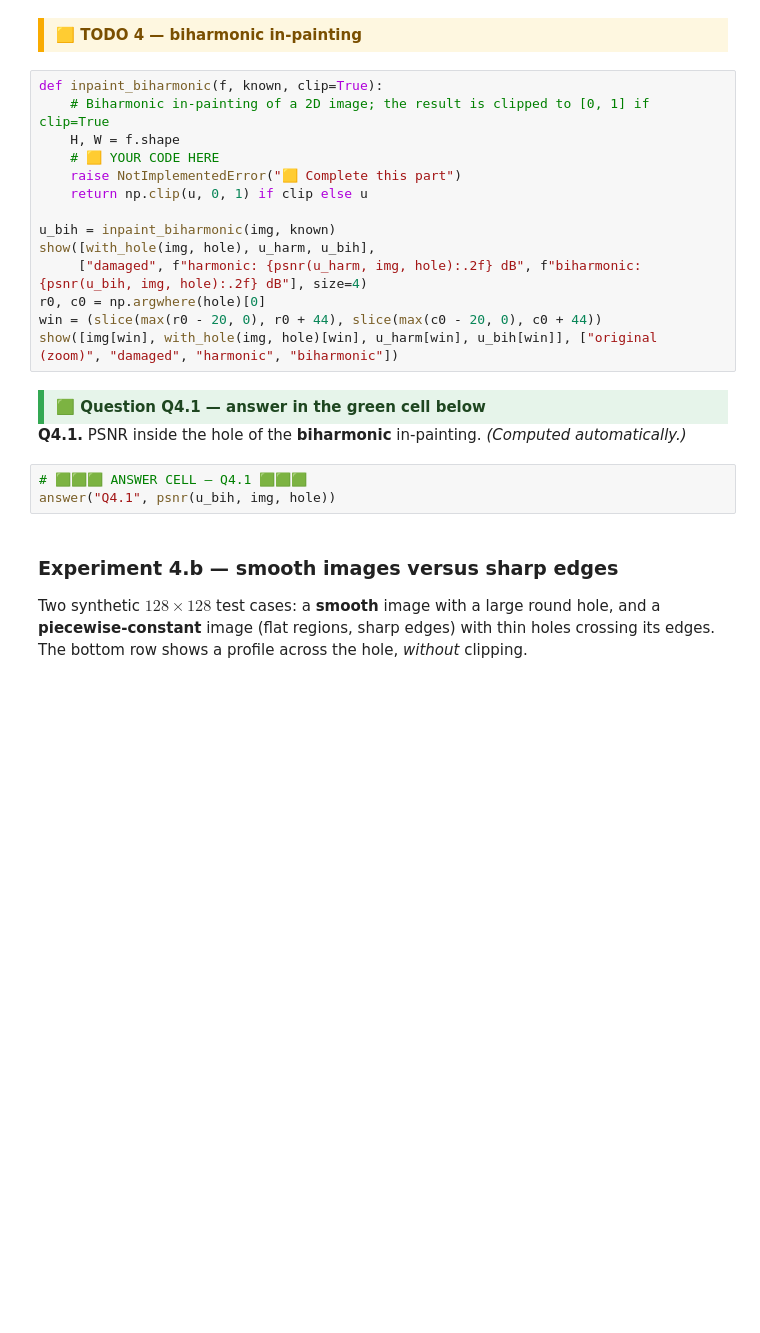
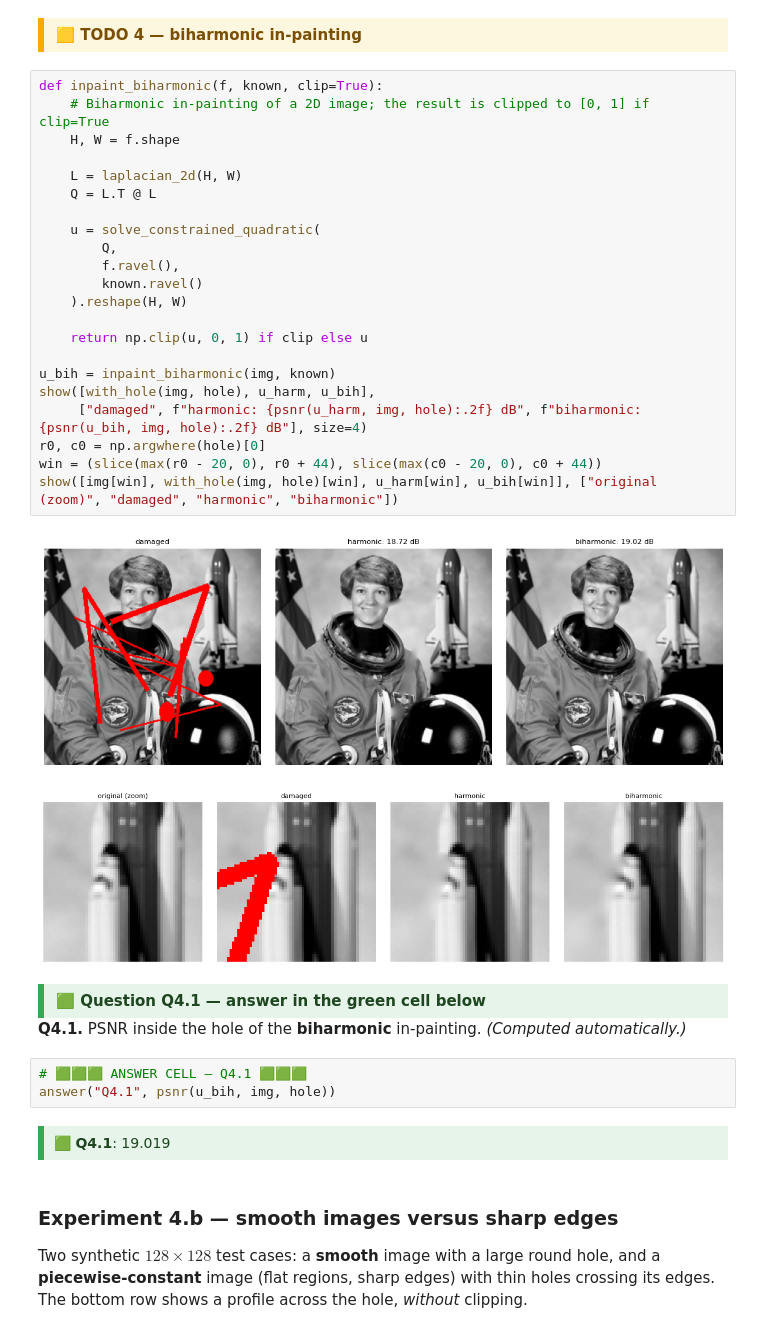
Before and after one commit to Nifel13/C2_optinization, a Jupyter notebook: Lab1_Inpainting.ipynb, the cells around one changed output. Saved outputs shown, nothing was run; the diff lists cells and outputs as text; blank space fills up the shorter version.

```diff
--- a/Lab1_Inpainting.ipynb
+++ b/Lab1_Inpainting.ipynb
@@ -854,17 +854,28 @@ Nothing changes in the code: biharmonic in-painting is `solve_constrained_quadra
 # %%
 def inpaint_biharmonic(f, known, clip=True):
     # Biharmonic in-painting of a 2D image; the result is clipped to [0, 1] if clip=True
     H, W = f.shape
-    # 🟨 YOUR CODE HERE
-    raise NotImplementedError("🟨 Complete this part")
+
+    L = laplacian_2d(H, W)
+    Q = L.T @ L
+
+    u = solve_constrained_quadratic(
+        Q,
+        f.ravel(),
+        known.ravel()
+    ).reshape(H, W)
+
     return np.clip(u, 0, 1) if clip else u
 
 u_bih = inpaint_biharmonic(img, known)
 show([with_hole(img, hole), u_harm, u_bih],
      ["damaged", f"harmonic: {psnr(u_harm, img, hole):.2f} dB", f"biharmonic: {psnr(u_bih, img, hole):.2f} dB"], size=4)
 r0, c0 = np.argwhere(hole)[0]
 win = (slice(max(r0 - 20, 0), r0 + 44), slice(max(c0 - 20, 0), c0 + 44))
 show([img[win], with_hole(img, hole)[win], u_harm[win], u_bih[win]], ["original (zoom)", "damaged", "harmonic", "biharmonic"])
+# %% [output]
+[figure, added]
+[figure, added]
 # %% [markdown]
 <div style="background-color:#e6f4ea; border-left:6px solid #34a853; padding:6px 12px; font-weight:bold; color:#1e4620;">🟩 Question Q4.1 — answer in the green cell below</div>
 
@@ -872,6 +883,8 @@ show([img[win], with_hole(img, hole)[win], u_harm[win], u_bih[win]], ["original
 # %%
 # 🟩🟩🟩 ANSWER CELL — Q4.1 🟩🟩🟩
 answer("Q4.1", psnr(u_bih, img, hole))
+# %% [output]
+🟩 Q4.1: 19.019
 # %% [markdown]
 ### Experiment 4.b — smooth images versus sharp edges
 
```
Also changed, not shown: parts of 5 cells of this notebook.
